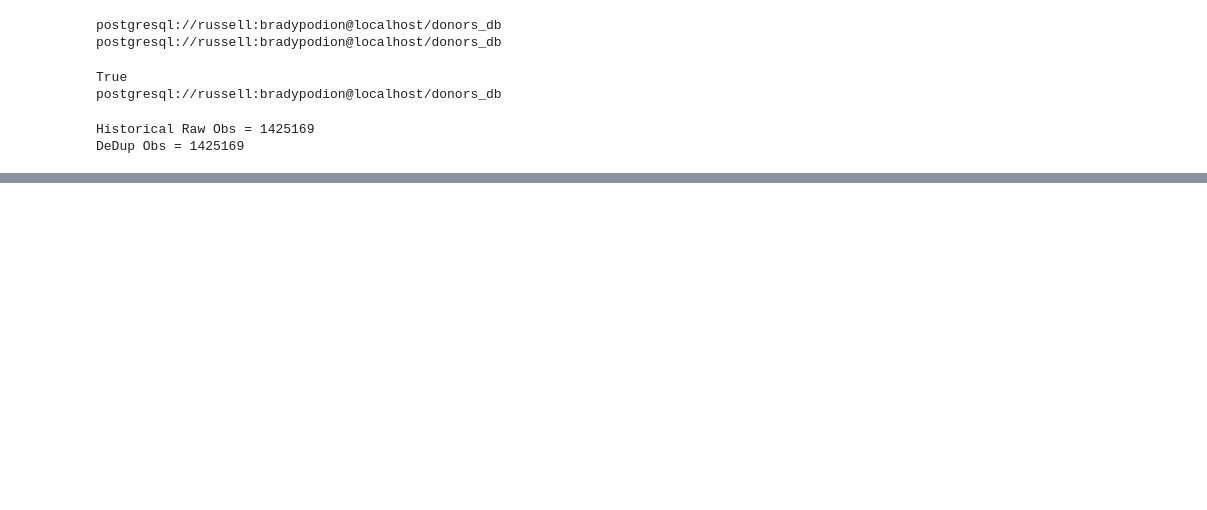
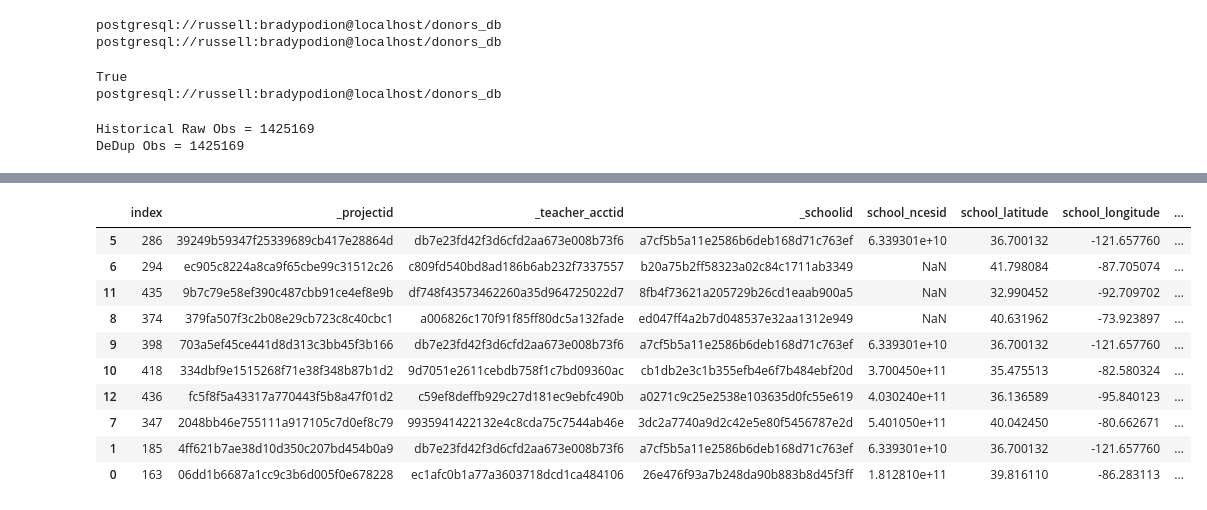
Before and after one commit to russell-ligon/DonorBooster, a Jupyter notebook: testscripts/decisions.ipynb, the cells around one changed output, grey strips where cells are left out. Cells and saved outputs as stored; diff of their text form; code cells hidden in the pictures; blank space fills up the shorter version.

```diff
--- a/testscripts/decisions.ipynb
+++ b/testscripts/decisions.ipynb
@@ -152,6 +179,8 @@ con.close()
 hist_state=hist_state[hist_state.school_state != 'La']
 hist_state=hist_state[hist_state.teacher_prefix != 'Mr. & Mrs.']
 hist_state=hist_state[hist_state.teacher_prefix != 'Mr. & Mrs. ']
+# %%
+hist_state['projectover'] = hist_state.apply(lambda row: projectover(row['date_posted'],row['date_completed'],row['date_expiration']),axis=1)
 # %%
 hist_state['latency_to_funded'] = hist_state.apply(lambda row: elapsedseconds(row['date_posted'],row['date_completed'],row['date_expiration']),axis=1)
 # if the latency was non-addressable, the returned value = 123456789, so now we drop those
@@ -172,0 +220,12 @@ hist_state[['posting_year','posting_month','posting_day']]=hist_state['date_post
+# %%
+ref = pd.Timestamp(hist_state['date_posted'][0])
+print(ref)
+print(type(ref))
+c1 =  pd.Timestamp(hist_state['date_posted'][1000])
+print(c1)
+print(type(c1))
+c2 = hist_state['projectover'][1000]
+print(c2)
+print(type(c2))
+if ref<c2 and ref>c1:
+    print('1 active')
@@ -172,0 +239,4 @@ hist_state[['posting_year','posting_month','posting_day']]=hist_state['date_post
+# %%
+testcase = hist_state.iloc[0:1000,:]
+testcase = testcase.sort_values(by='date_posted', ascending=True)
+testcase.tail(5)
@@ -172,0 +250,21 @@ hist_state[['posting_year','posting_month','posting_day']]=hist_state['date_post
+# %%
+def deltatimecalculator(start, stop):
+    c2 =  pd.Timestamp(stop)
+    c1 =  pd.Timestamp(start)
+    delta = c2-c1
+    return(delta.days)
+# %%
+testcase['delta'] =  testcase.apply(lambda row: deltatimecalculator(row['date_posted'],row['projectover']),axis=1)
+testcase.tail(10)
+# %% [output]
+|  | index | _projectid | _teacher_acctid | _schoolid | school_ncesid | school_latitude | school_longitude | ... |
+| 5 | 286 | 39249b59347f25339689cb417e28864d | db7e23fd42f3d6cfd2aa673e008b73f6 | a7cf5b5a11e2586b6deb168d71c763ef | 6.339301e+10 | 36.700132 | -121.657760 | ... |
+| 6 | 294 | ec905c8224a8ca9f65cbe99c31512c26 | c809fd540bd8ad186b6ab232f7337557 | b20a75b2ff58323a02c84c1711ab3349 | NaN | 41.798084 | -87.705074 | ... |
+| 11 | 435 | 9b7c79e58ef390c487cbb91ce4ef8e9b | df748f43573462260a35d964725022d7 | 8fb4f73621a205729b26cd1eaab900a5 | NaN | 32.990452 | -92.709702 | ... |
+| 8 | 374 | 379fa507f3c2b08e29cb723c8c40cbc1 | a006826c170f91f85ff80dc5a132fade | ed047ff4a2b7d048537e32aa1312e949 | NaN | 40.631962 | -73.923897 | ... |
+| 9 | 398 | 703a5ef45ce441d8d313c3bb45f3b166 | db7e23fd42f3d6cfd2aa673e008b73f6 | a7cf5b5a11e2586b6deb168d71c763ef | 6.339301e+10 | 36.700132 | -121.657760 | ... |
+| 10 | 418 | 334dbf9e1515268f71e38f348b87b1d2 | 9d7051e2611cebdb758f1c7bd09360ac | cb1db2e3c1b355efb4e6f7b484ebf20d | 3.700450e+11 | 35.475513 | -82.580324 | ... |
+| 12 | 436 | fc5f8f5a43317a770443f5b8a47f01d2 | c59ef8deffb929c27d181ec9ebfc490b | a0271c9c25e2538e103635d0fc55e619 | 4.030240e+11 | 36.136589 | -95.840123 | ... |
+| 7 | 347 | 2048bb46e755111a917105c7d0ef8c79 | 9935941422132e4c8cda75c7544ab46e | 3dc2a7740a9d2c42e5e80f5456787e2d | 5.401050e+11 | 40.042450 | -80.662671 | ... |
+| 1 | 185 | 4ff621b7ae38d10d350c207bd454b0a9 | db7e23fd42f3d6cfd2aa673e008b73f6 | a7cf5b5a11e2586b6deb168d71c763ef | 6.339301e+10 | 36.700132 | -121.657760 | ... |
+| 0 | 163 | 06dd1b6687a1cc9c3b6d005f0e678228 | ec1afc0b1a77a3603718dcd1ca484106 | 26e476f93a7b248da90b883b8d45f3ff | 1.812810e+11 | 39.816110 | -86.283113 | ... |
```
Also changed, not shown: parts of 35 cells of this notebook, 1 other file.
